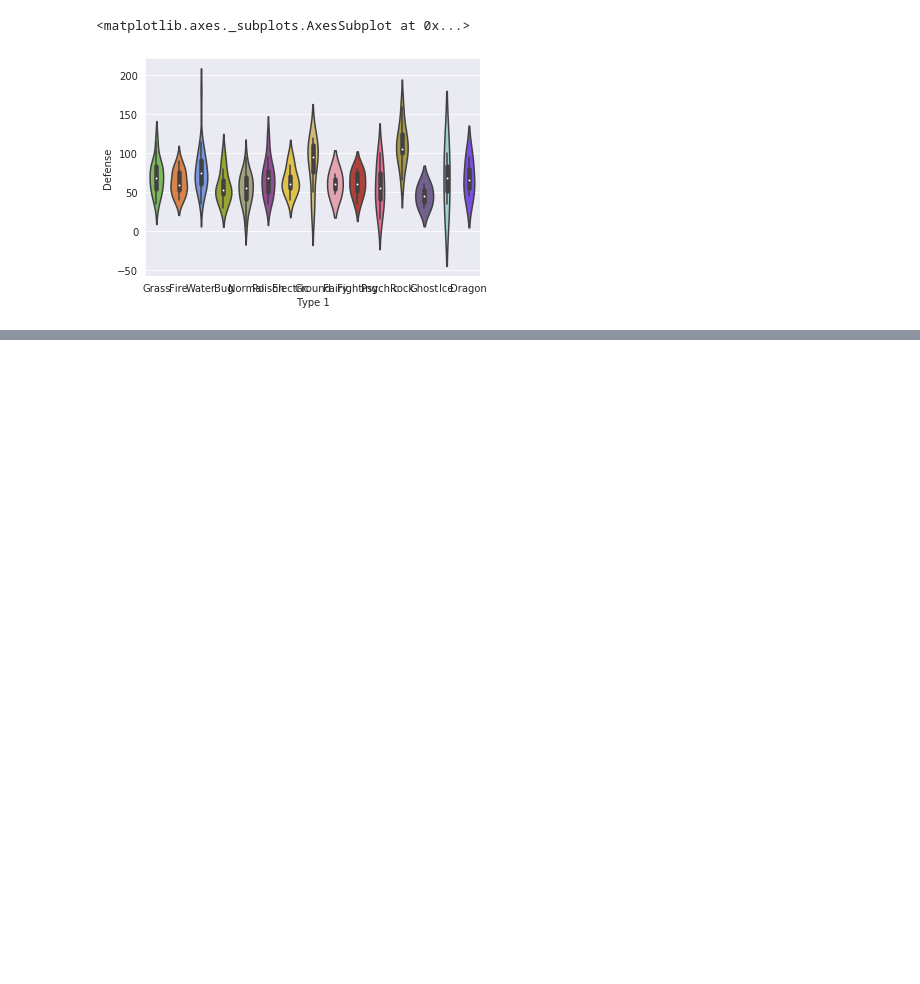
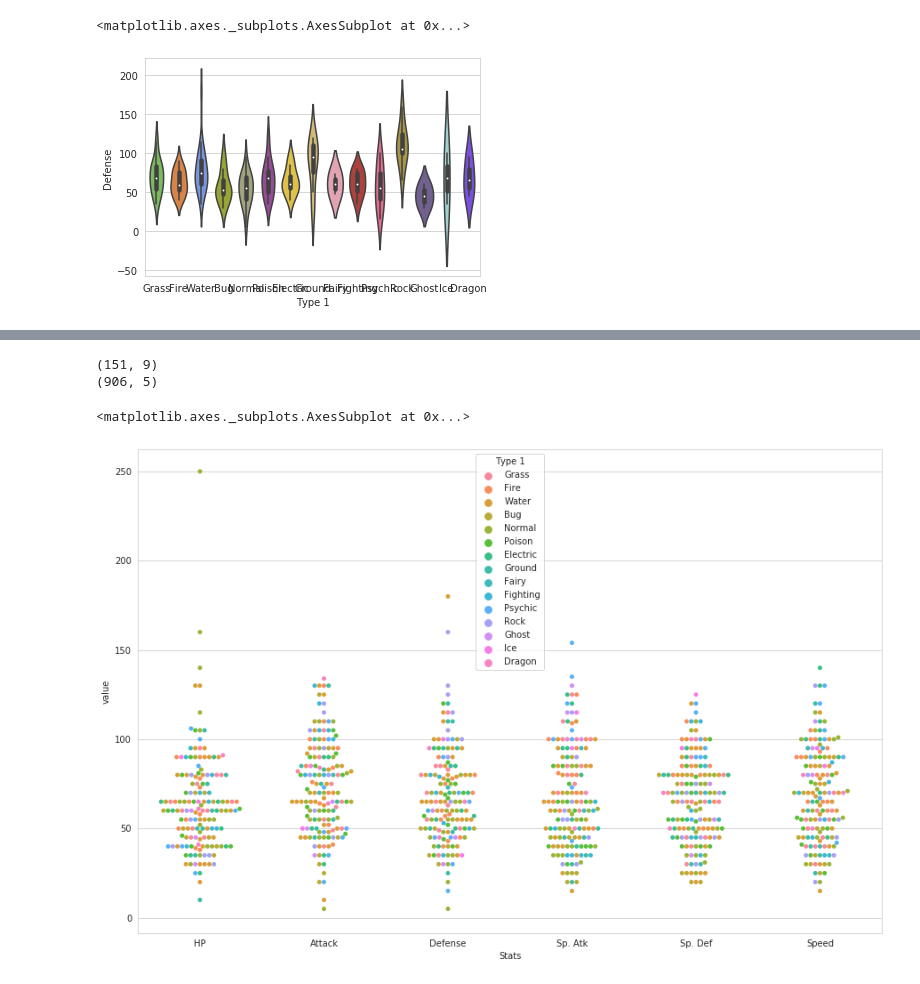
Before and after one commit to saifulrijal-ds/python-tutorial, a Jupyter notebook: Python_Seaborn_Tuorial_Pokemon.ipynb, the cells around one changed output, grey strips where cells are left out. Cells and saved outputs as stored; diff of their text form; code cells hidden in the pictures; blank space fills up the shorter version.

```diff
--- a/Python_Seaborn_Tuorial_Pokemon.ipynb
+++ b/Python_Seaborn_Tuorial_Pokemon.ipynb
@@ -148,0 +187,4 @@ sns.violinplot(x='Type 1', y='Defense', data=pokemon, palette=pkmn_type_color)
+# %%
+# melt data frame
+melted_pokemon = pd.melt(stats_pokemon, id_vars=["Name", "Type 1", "Type 2"],
+                         var_name='Stats')
@@ -148,0 +200,13 @@ sns.violinplot(x='Type 1', y='Defense', data=pokemon, palette=pkmn_type_color)
+# %%
+print(stats_pokemon.shape)
+print(melted_pokemon.shape)
+# %% [output]
+(151, 9)
+(906, 5)
+# %%
+# swarm plot untuk melted_pokemon
+plt.figure(figsize=(15, 10))
+sns.swarmplot(x='Stats', y='value', data=melted_pokemon, hue='Type 1')
+# %% [output]
+<matplotlib.axes._subplots.AxesSubplot at 0x...>
+[figure, added]
```
Also changed, not shown: parts of 15 cells of this notebook.
